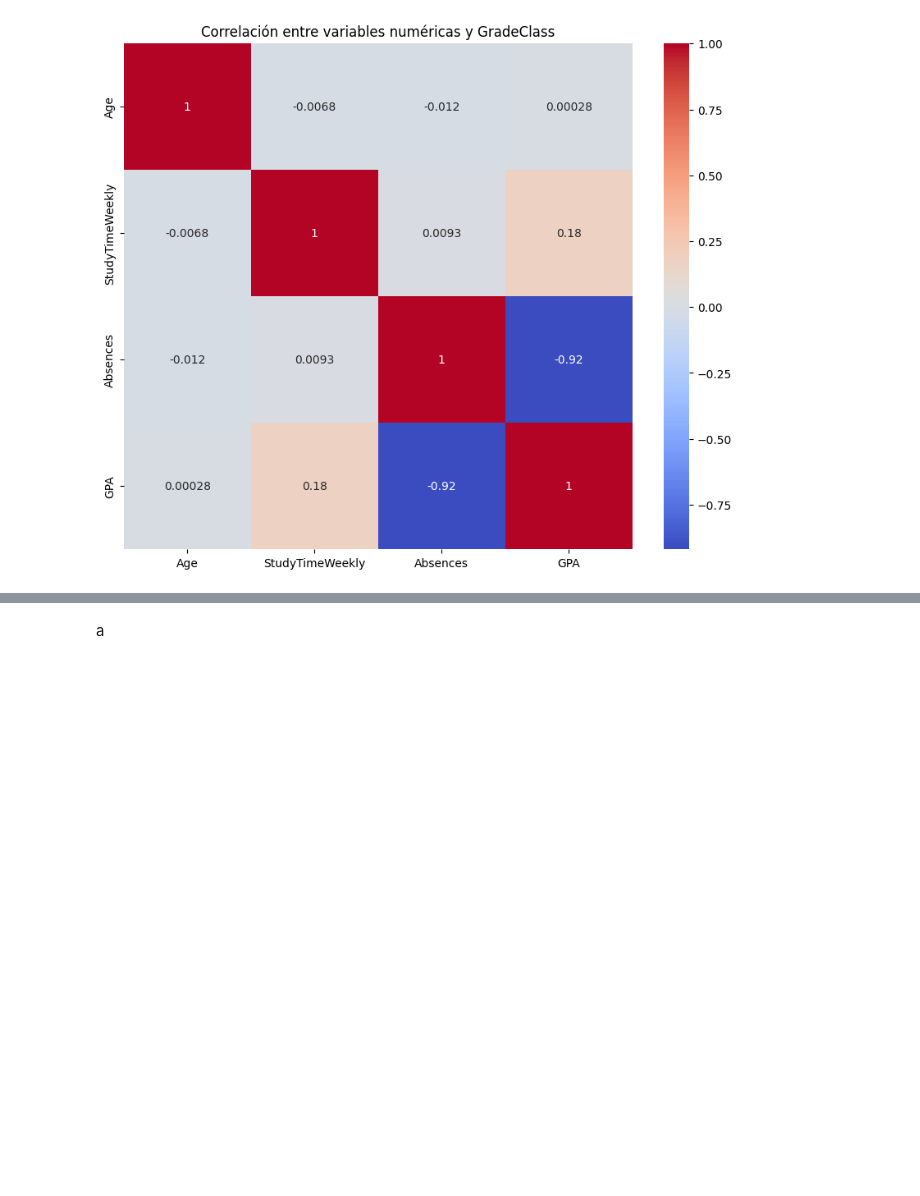
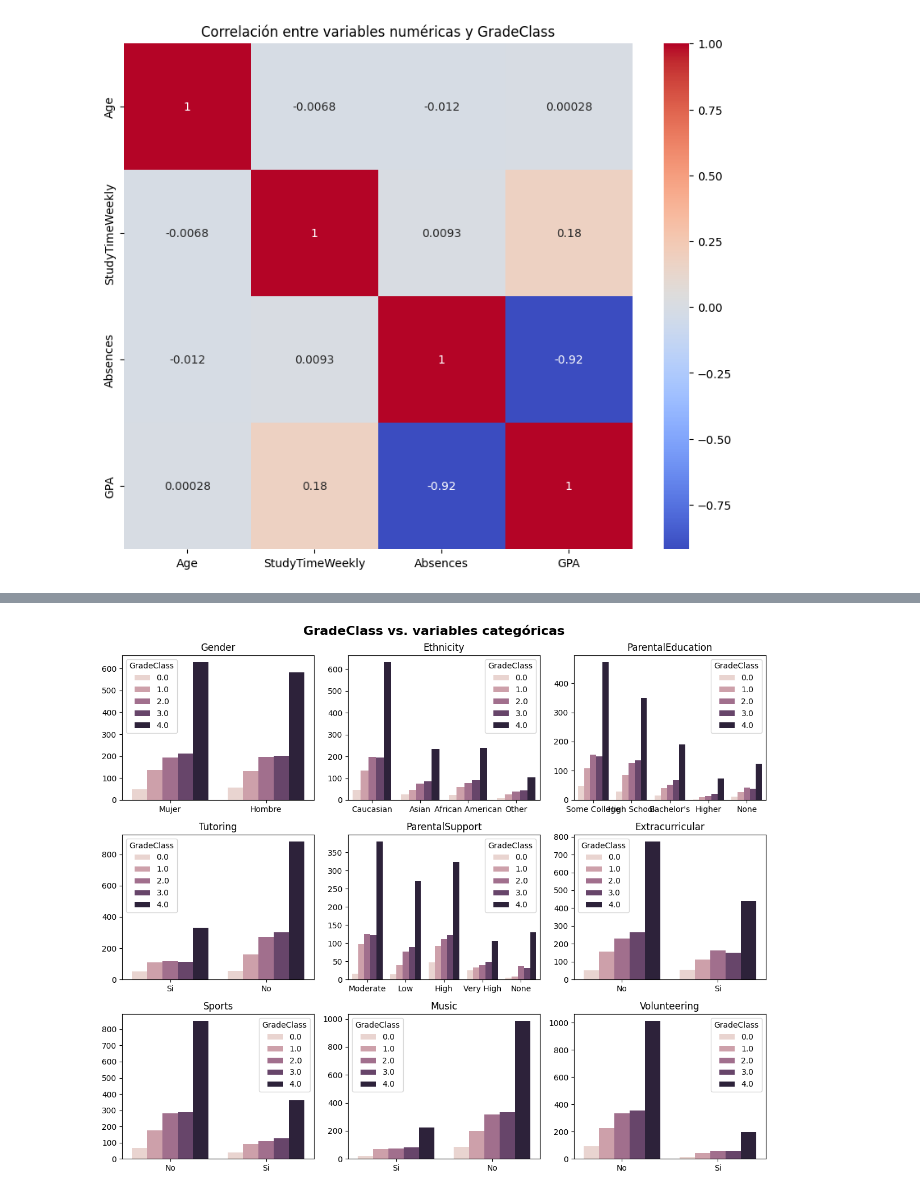
Before and after one commit to MoltenDevLabs/project-4-data-analysis-end-to-end-es, a Jupyter notebook: exploracion_inicial.ipynb, the cells around one changed output, grey strips where cells are left out. Drawn from its saved outputs; the diff is of its cells as text; code cells hidden in the pictures; blank space fills up the shorter version.

```diff
--- a/exploracion_inicial.ipynb
+++ b/exploracion_inicial.ipynb
@@ -265,2 +303,69 @@ graficos_iniciales(df, tipo_grafico='pie')
-# %% [markdown]
-a
+# %%
+def graficos_iniciales(df, tipo_grafico='pie'):
+    """
+    Genera una serie de gráficos con la información del df inicial
+    Parametros:
+        df: dataframe inicial
+        tipo_grafico: tipo de gráfico a generar ('pie', 'bar', 'line', 'box')
+    """
+    fig, ax = plt.subplots(3, 3, figsize=(12, 10))
+    fig.suptitle('GradeClass vs. variables categóricas', fontweight='bold', fontsize=16)
+
+    # Definir los diccionarios de mapeo
+    gender_map = {0: 'Hombre', 1: 'Mujer'}
+    ethnicity_map = {0: 'Caucasian', 1: 'African American', 2: 'Asian', 3: 'Other'}
+    parental_education_map = {0: 'None', 1: 'High School', 2: 'Some College', 3: "Bachelor's", 4: 'Higher'}
+    tutoring_map = {0: 'No', 1: 'Si'}
+    parental_support_map = {0: 'None', 1: 'Low', 2: 'Moderate', 3: 'High', 4: 'Very High'}
+    extracurricular_map = {0: 'No', 1: 'Si'}
+    sports_map = {0: 'No', 1: 'Si'}
+    music_map = {0: 'No', 1: 'Si'}
+    volunteering_map = {0: 'No', 1: 'Si'}
+
+    # Copiar el df para no modificar el original
+    df_graficos = df.copy()
+
+    # Mapear las variables categóricas
+    df_graficos['Gender'] = df_graficos['Gender'].map(gender_map)
+    df_graficos['Ethnicity'] = df_graficos['Ethnicity'].map(ethnicity_map)
+    df_graficos['ParentalEducation'] = df_graficos['ParentalEducation'].map(parental_education_map)
+    df_graficos['Tutoring'] = df_graficos['Tutoring'].map(tutoring_map)
+    df_graficos['ParentalSupport'] = df_graficos['ParentalSupport'].map(parental_support_map)
+    df_graficos['Extracurricular'] = df_graficos['Extracurricular'].map(extracurricular_map)
+    df_graficos['Sports'] = df_graficos['Sports'].map(sports_map)
+    df_graficos['Music'] = df_graficos['Music'].map(music_map)
+    df_graficos['Volunteering'] = df_graficos['Volunteering'].map(volunteering_map)
+
+    # Crear la lista de variables categóricas etiquetadas
+    labels_categoricas = ['Gender', 'Ethnicity', 'ParentalEducation', 'Tutoring', 'ParentalSupport', 'Extracurricular', 'Sports', 'Music', 'Volunteering']
+
+    # Recorrer la lista para ir creando los gráficos
+    for i, var in enumerate(labels_categoricas):
+        fila = i // 3
+        col = i % 3
+
+        if tipo_grafico == 'pie':
+            # Gráfico de pastel
+            data = df_graficos.groupby('GradeClass')[var].value_counts().unstack().fillna(0)
+            data.plot(kind='pie', autopct='%1.1f%%', subplots=True, ax=ax[fila, col], legend=False)
+        elif tipo_grafico == 'bar':
+            # Gráfico de barras
+            sns.countplot(x=var, hue='GradeClass', data=df_graficos, ax=ax[fila, col])
+        elif tipo_grafico == 'line':
+            # Gráfico de líneas
+            sns.lineplot(x='GradeClass', y=var, data=df_graficos, estimator='count', ax=ax[fila, col])
+        elif tipo_grafico == 'box':
+            # Boxplot
+            sns.boxplot(x='GradeClass', y=var, data=df_graficos, ax=ax[fila, col])
+
+        ax[fila, col].set_title(var)
+        ax[fila, col].set_xlabel('')
+        ax[fila, col].set_ylabel('')
+
+    plt.tight_layout()
+    plt.show()
+
+# Ejemplo de uso con gráfico de barras
+graficos_iniciales(df, tipo_grafico='bar')
+# %% [output]
+[figure, added]
```
Also changed, not shown: parts of 6 cells of this notebook.
